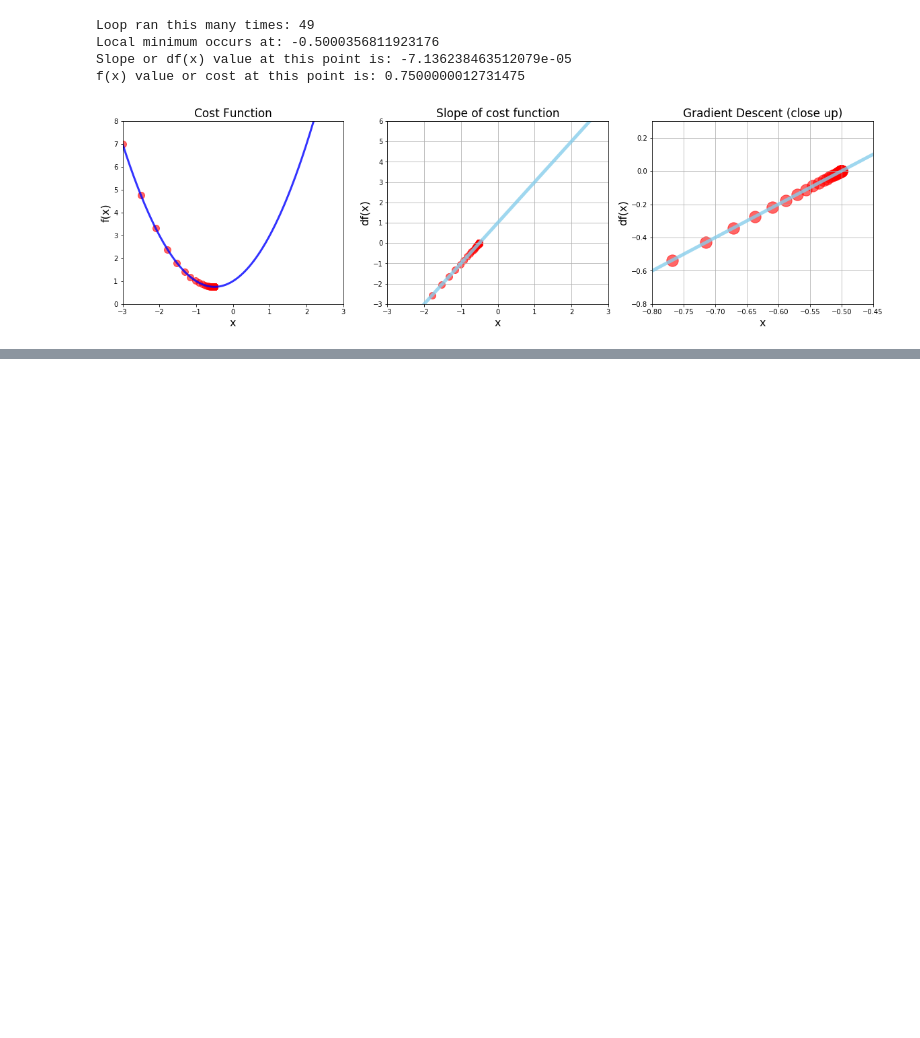
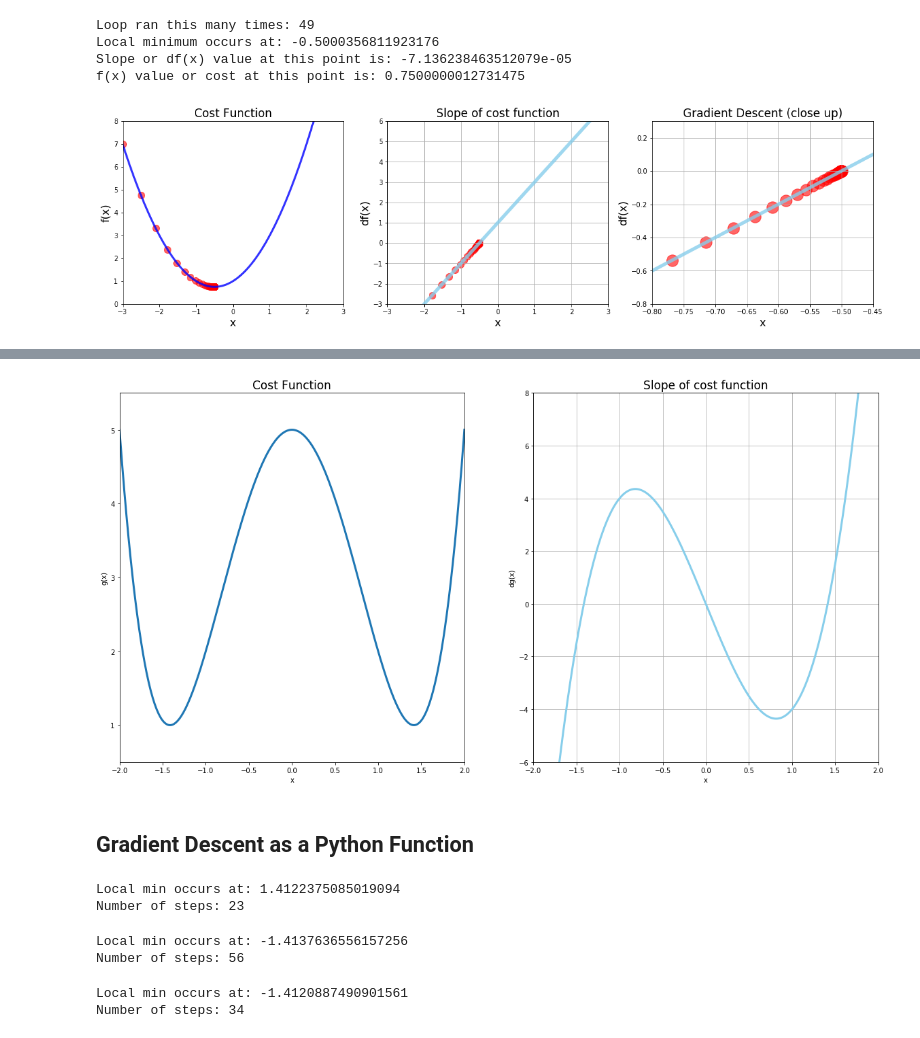
Before and after one commit to kartavyashankar/Gradient-Descent, a Jupyter notebook: Gradient Descent.ipynb, the cells around one changed output, grey strips where cells are left out. Saved outputs shown, nothing was run; the diff lists cells and outputs as text; code cells hidden in the pictures; blank space fills up the shorter version.

```diff
--- a/Gradient Descent.ipynb
+++ b/Gradient Descent.ipynb
@@ -213,0 +301,33 @@ plt.show()
+# %%
+# Make some data
+x_2 = np.linspace(start = -2, stop = 2, num = 1000)
+def g(x):
+    return x**4 - 4*(x**2) + 5
+def dg(x):
+    return 4*(x**3) -8*x
+# %%
+plt.figure(figsize = [20, 10])
+# 1 Chart : Cost Function
+plt.subplot(1, 2, 1)
+plt.plot(x_2, g(x_2), linewidth = 3)
+plt.title("Cost Function", fontsize=17)
+plt.xlabel("x")
+plt.ylabel("g(x)")
+plt.xlim(-2,2)
+plt.ylim(0.5,5.5)
+
+# 2 Chart : Derivative of cost function
+plt.subplot(1, 2, 2)
+plt.plot(x_2, dg(x_2), color='skyblue', linewidth=3)
+plt.title("Slope of cost function", fontsize=17)
+plt.xlabel("x")
+plt.ylabel("dg(x)")
+plt.xlim(-2,2)
+plt.ylim(-6,8)
+plt.grid()
+
+plt.show()
+# %% [output]
+[figure, added]
+# %% [markdown]
+## Gradient Descent as a Python Function
@@ -213,0 +351,27 @@ plt.show()
+# %%
+local_min, list_x, deriv_list = gradient_descent(dg, 0.5, 0.02, 0.001)
+print('Local min occurs at:', local_min)
+print('Number of steps:', len(list_x))
+# %% [output]
+Local min occurs at: 1.4122375085019094
+Number of steps: 23
+# %%
+# Or it can also be done like this
+local_min, list_x, deriv_list = gradient_descent(derivative_func=dg,
+                                                 initial_guess= -0.5,
+                                                 multiplier=0.01,
+                                                 precision=0.0001)
+print('Local min occurs at:', local_min)
+print('Number of steps:', len(list_x))
+# %% [output]
+Local min occurs at: -1.4137636556157256
+Number of steps: 56
+# %%
+# Using default values
+local_min, list_x, deriv_list = gradient_descent(derivative_func=dg,
+                                                 initial_guess= -0.1)
+print('Local min occurs at:', local_min)
+print('Number of steps:', len(list_x))
+# %% [output]
+Local min occurs at: -1.4120887490901561
+Number of steps: 34
```
Also changed, not shown: parts of 29 cells of this notebook.
